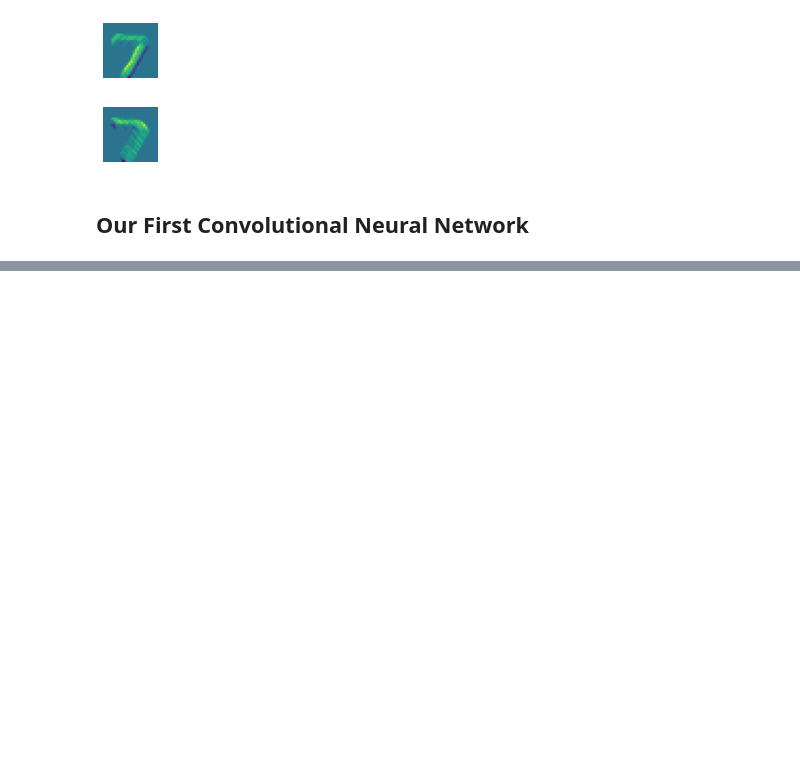
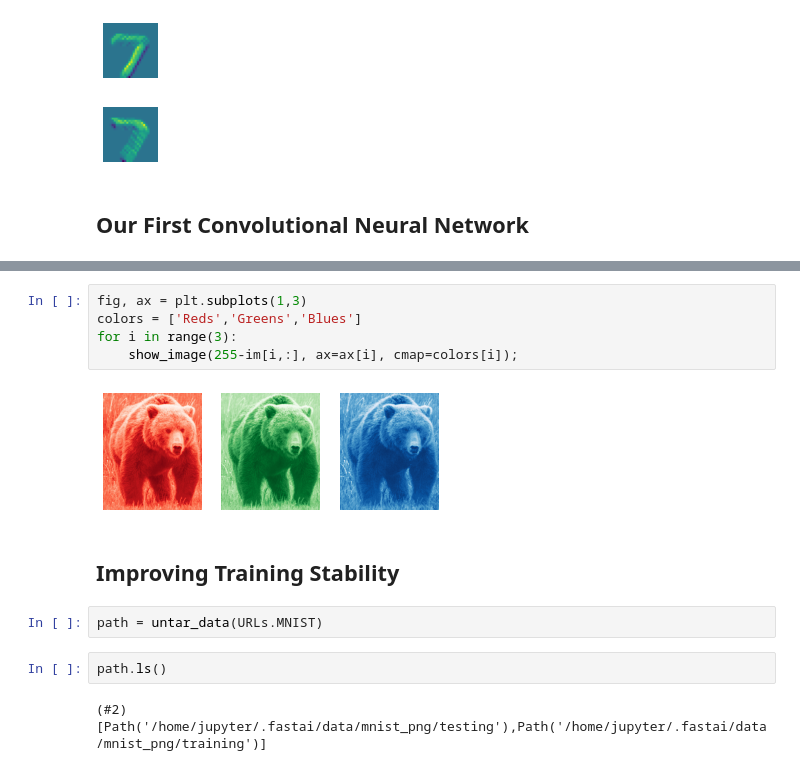
Before and after one commit to Mchristos/fastbook, a Jupyter notebook: mchristos/13_convolutions.ipynb, the cells around one changed output, grey strips where cells are left out. Saved outputs shown, nothing was run; the diff lists cells and outputs as text; blank space fills up the shorter version.

```diff
--- a/mchristos/13_convolutions.ipynb
+++ b/mchristos/13_convolutions.ipynb
@@ -241,0 +402,15 @@ for i in range(4):
+# %%
+fig, ax = plt.subplots(1,3)
+colors = ['Reds','Greens','Blues']
+for i in range(3):
+    show_image(255-im[i,:], ax=ax[i], cmap=colors[i]);
+# %% [output]
+[figure, added]
+# %% [markdown]
+## Improving Training Stability
+# %%
+path = untar_data(URLs.MNIST)
+# %%
+path.ls()
+# %% [output]
+(#2) [Path('/home/jupyter/.fastai/data/mnist_png/testing'),Path('/home/jupyter/.fastai/data/mnist_png/training')]
```
Also changed, not shown: parts of 35 cells of this notebook.
